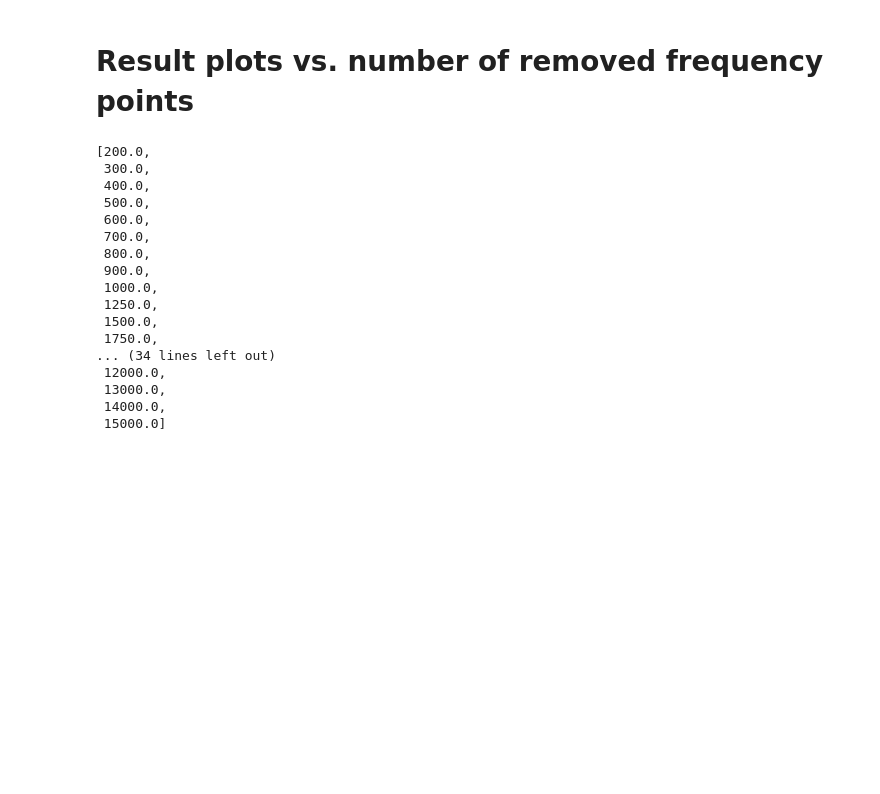
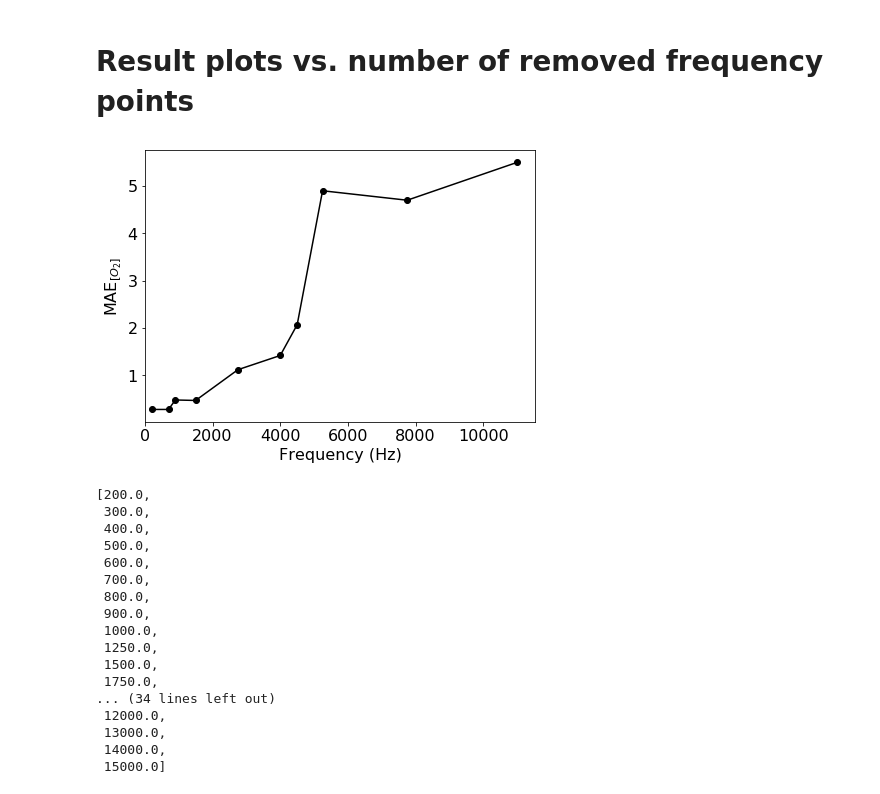
Before and after one commit to michelucci/O2T-Real-Data-Paper, a Jupyter notebook: notebooks/O2_prediction_model_Network_C_v2_O2T_Paper_dataset2-SPIE-Proceedings.ipynb, the cells around one changed output. Cells and saved outputs as stored; diff of their text form; code cells hidden in the pictures; blank space fills up the shorter version.

```diff
--- a/notebooks/O2_prediction_model_Network_C_v2_O2T_Paper_dataset2-SPIE-Proceedings.ipynb
+++ b/notebooks/O2_prediction_model_Network_C_v2_O2T_Paper_dataset2-SPIE-Proceedings.ipynb
@@ -1175,16 +1175,18 @@ MAEO2 = [0.28, 0.28, 0.48 ,0.47, 1.12, 1.42, 2.07  ,4.9,4.7,5.5]
 x = [0, 5,7, 10,15,20,22, 25,35,45]
 # %%
 wremoved = [wred[i] for i in x]
-fig = plt.figure(figsize = (8,5))
+fig = plt.figure(figsize = (7,5))
 
 plt.plot(wremoved, MAEO2, marker = 'o', color = 'black', ls = '-')
 plt.tick_params(labelsize=16)
 plt.xlabel('Frequency (Hz)', fontsize = 16)
 plt.ylabel(r'MAE$_{[O_2]}$', fontsize = 16)
 plt.xlim(0,None)
 #plt.show()
 fig.savefig('../paper/Frequency_points_removal.svg', format='svg', dpi=300)
 fig.savefig('../paper/Frequency_points_removal.eps', format='eps', dpi=300)
+# %% [output]
+[figure, added]
 # %%
 wred
 # %% [output]
```
Also changed, not shown: 15 other files.
